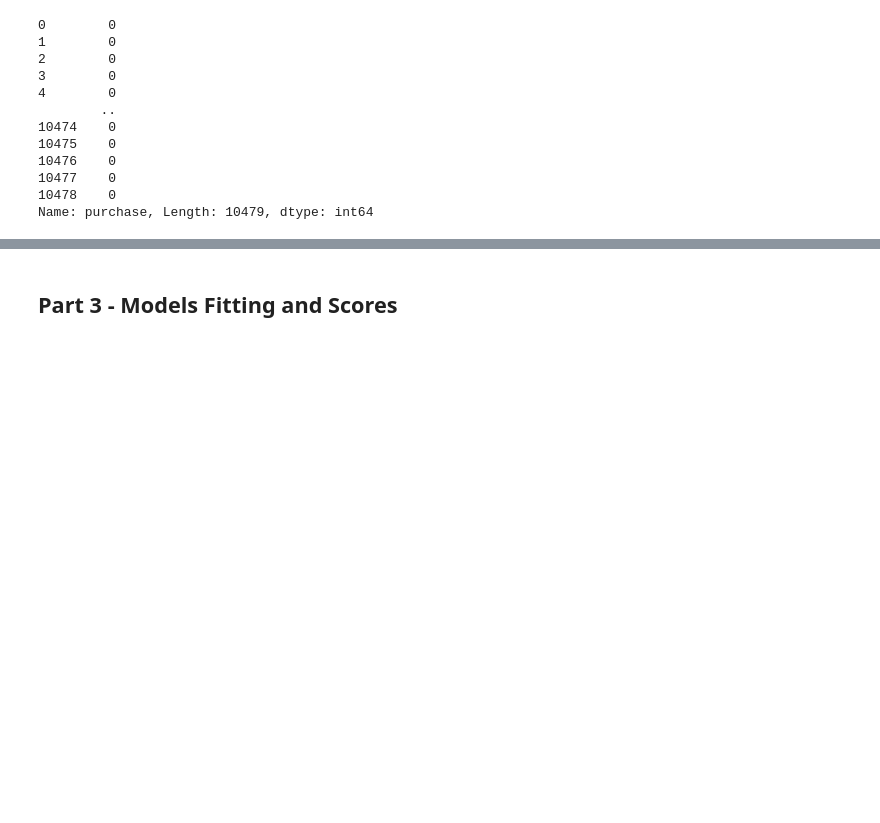
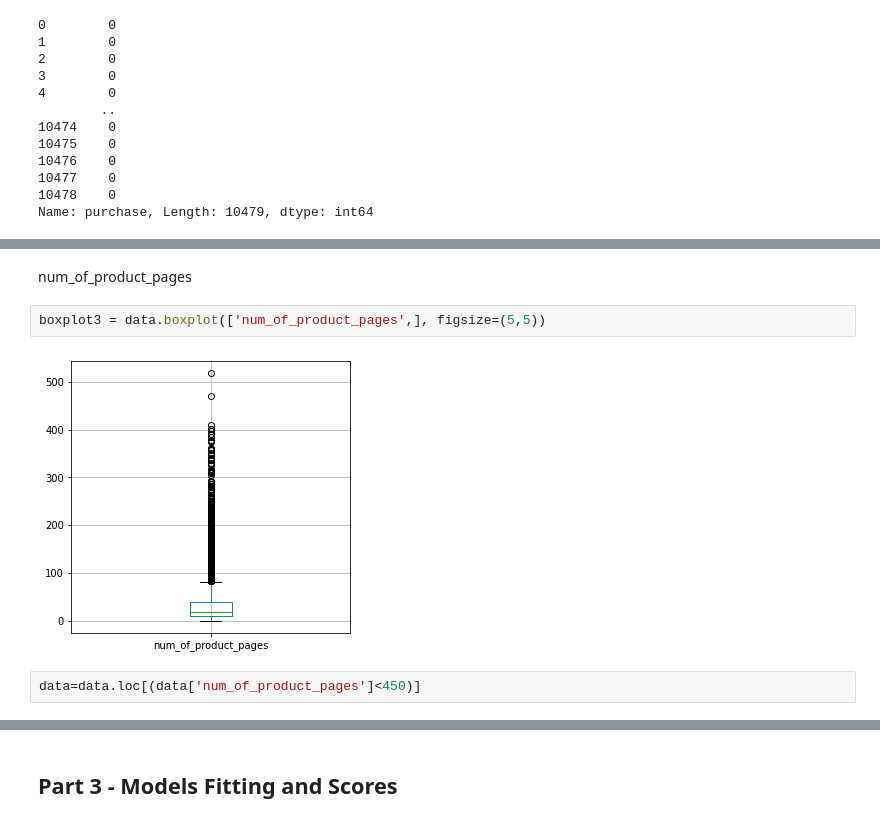
Before and after one commit to TalmSnir/ML-Final-Project, a Jupyter notebook: Final-Project.ipynb, the cells around one changed output, grey strips where cells are left out. Saved outputs shown, nothing was run; the diff lists cells and outputs as text; blank space fills up the shorter version.

```diff
--- a/Final-Project.ipynb
+++ b/Final-Project.ipynb
@@ -424,0 +477,8 @@ Now we need to reduce the dimentions of the tables
+# %% [markdown]
+num_of_product_pages
+# %%
+boxplot3 = data.boxplot(['num_of_product_pages',], figsize=(5,5))
+# %% [output]
+[figure, added]
+# %%
+data=data.loc[(data['num_of_product_pages']<450)]
```
Also changed, not shown: parts of 33 cells of this notebook.
